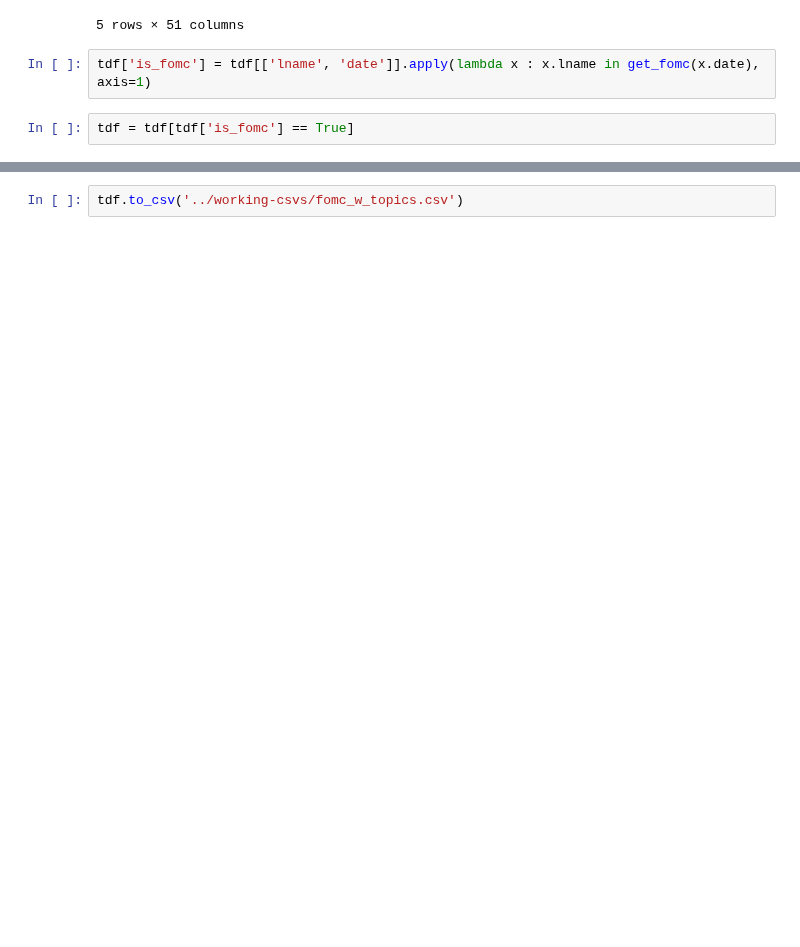
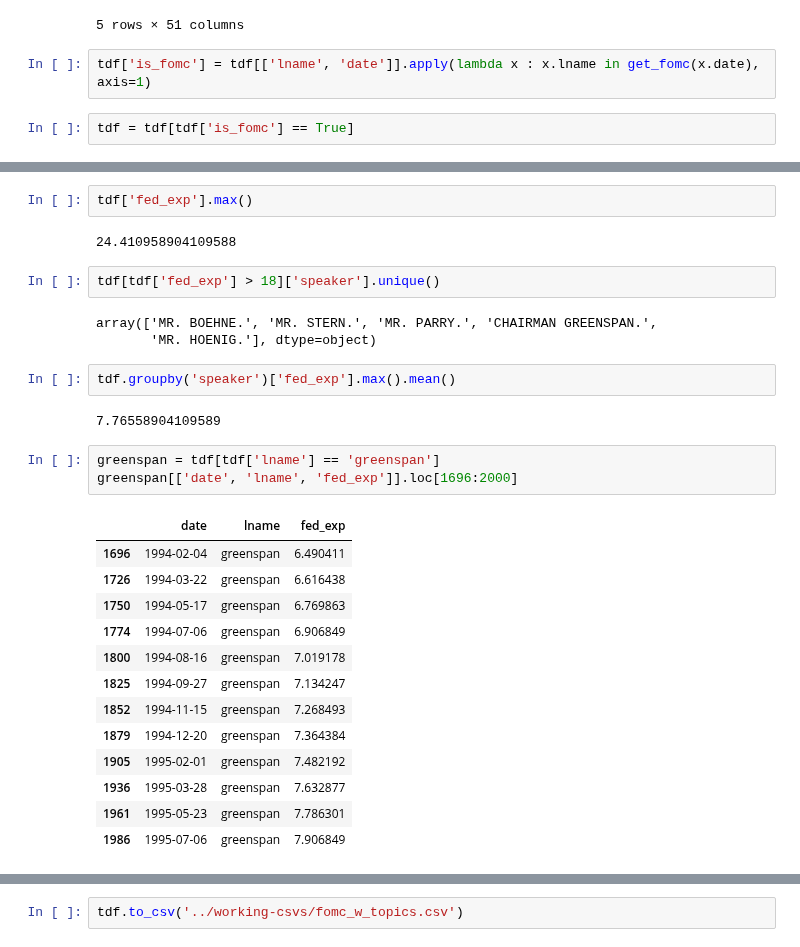
Before and after one commit to bendurham441/fed-nlp, a Jupyter notebook: fomc-membership/fomc_member_process.ipynb, the cells around one changed output, grey strips where cells are left out. Saved outputs shown, nothing was run; the diff lists cells and outputs as text; blank space fills up the shorter version.

```diff
--- a/fomc-membership/fomc_member_process.ipynb
+++ b/fomc-membership/fomc_member_process.ipynb
@@ -185,0 +256,30 @@ tdf = tdf[tdf['is_fomc'] == True]
+# %%
+tdf['fed_exp'].max()
+# %% [output]
+24.410958904109588
+# %%
+tdf[tdf['fed_exp'] > 18]['speaker'].unique()
+# %% [output]
+array(['MR. BOEHNE.', 'MR. STERN.', 'MR. PARRY.', 'CHAIRMAN GREENSPAN.',
+       'MR. HOENIG.'], dtype=object)
+# %%
+tdf.groupby('speaker')['fed_exp'].max().mean()
+# %% [output]
+7.76558904109589
+# %%
+greenspan = tdf[tdf['lname'] == 'greenspan']
+greenspan[['date', 'lname', 'fed_exp']].loc[1696:2000]
+# %% [output]
+|  | date | lname | fed_exp |
+| 1696 | 1994-02-04 | greenspan | 6.490411 |
+| 1726 | 1994-03-22 | greenspan | 6.616438 |
+| 1750 | 1994-05-17 | greenspan | 6.769863 |
+| 1774 | 1994-07-06 | greenspan | 6.906849 |
+| 1800 | 1994-08-16 | greenspan | 7.019178 |
+| 1825 | 1994-09-27 | greenspan | 7.134247 |
+| 1852 | 1994-11-15 | greenspan | 7.268493 |
+| 1879 | 1994-12-20 | greenspan | 7.364384 |
+| 1905 | 1995-02-01 | greenspan | 7.482192 |
+| 1936 | 1995-03-28 | greenspan | 7.632877 |
+| 1961 | 1995-05-23 | greenspan | 7.786301 |
+| 1986 | 1995-07-06 | greenspan | 7.906849 |
```
Also changed, not shown: parts of 10 cells of this notebook.
